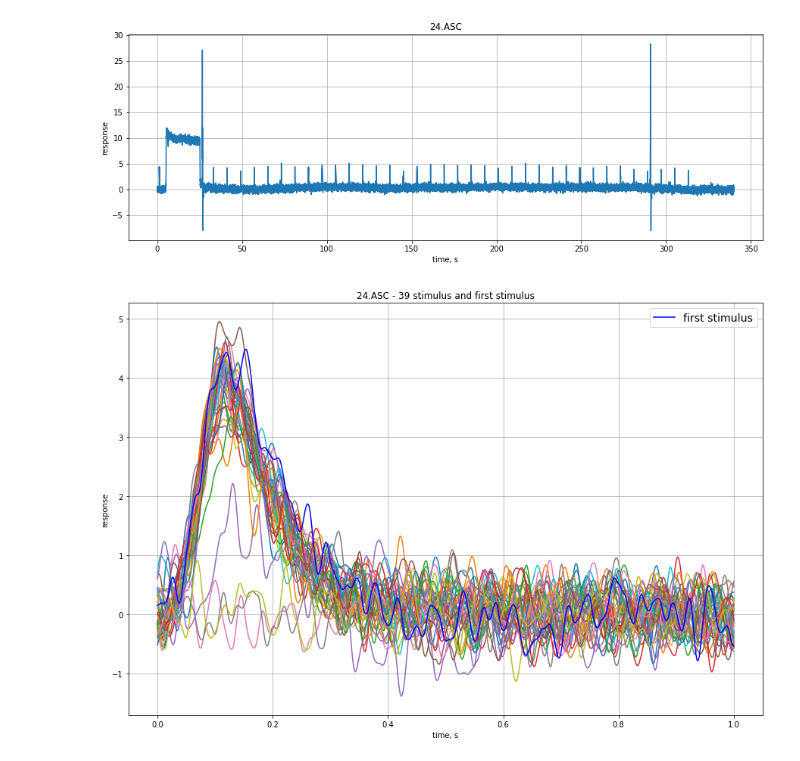
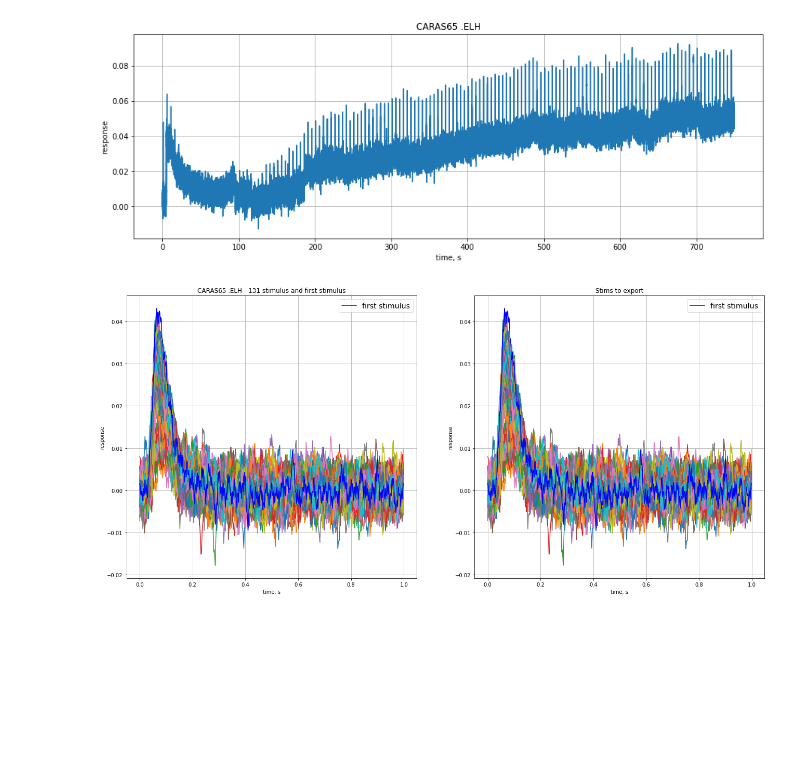
Before and after one commit to AndreiZherder/adaptation-memory, a Jupyter notebook: carassius.ipynb, the cells around one changed output. Drawn from its saved outputs; the diff is of its cells as text; code cells hidden in the pictures; blank space fills up the shorter version.

Commit message:
v.20220809.1 — added choosen stims export to file

```diff
--- a/carassius.ipynb
+++ b/carassius.ipynb
@@ -1,18 +1,19 @@
 # %%
 import matplotlib.pyplot as plt
 import numpy as np
-#v. 20220801.1
+#v. 20220809.1
 filedir = './data/'
 outputdir = './output/'
-filenames = ['24.ASC']
+filenames = ['CARAS65 .ELH']
 fs = 500                        # частота дискретизации, Гц
 first_stim_start_time = 1       # начало первого стимула, с
-period = 8                      # период следования стимулов, с
+period = 5                      # период следования стимулов, с
 background_start_time = 5       # начало фоновой засветки, с
-background_duration = 20        # длительность фоновой засветки, с
-sign = -1                       # полярность {1:'стимулы вверх', -1:'стимулы вниз'}
+background_duration = 90        # длительность фоновой засветки, с
+sign = 1                        # полярность {1:'стимулы вверх', -1:'стимулы вниз'}
 low_cutoff = 0.1                # частота среза highpass фильтра, Гц
 stim_maximums_to_delete = []    # номера неудачных стимулов (перечислить через запятую)
+stims_to_export = []            # номера стимулов для экспорта в файл (пример: [(0, 2), 25] - с 0 по 2, 25)
 # начало первого импульса после фоновой засветки
 after_background_start_time = first_stim_start_time + ((background_start_time + background_duration - first_stim_start_time) // period + 1) * period
 # %%
@@ -41,7 +42,7 @@ ax.set_ylabel('response')
 ax.set_title(','.join(filenames))
 ax.grid()
 # %% [output]
-[figure, old version]
+[figure, new version]
 # %%
 stims_cnt = ((n - 1) // fs - after_background_start_time) // period + 1
 stims = []
@@ -54,45 +55,64 @@ for i in range(stims_cnt):
     begin = after_background_start_time * fs + period * i * fs - prefix
     end = begin + size
     stim = np.array(signal[begin:end])
     temp_t = np.linspace(0, (size - 1), size)
     x = np.concatenate([temp_t[:prefix], temp_t[size - postfix:]])
     y = np.concatenate([stim[:prefix], stim[size - postfix:]])
     s = np.polynomial.polynomial.Polynomial.fit(x, y, 1).convert().coef
     k, b = s[1], s[0]
     trend = k * temp_t + b
     stim = stim - trend
     stim = stim[prefix:]
     stims.append(stim)
 
 # вычитание тренда из первого стимула
 begin = first_stim_start_time * fs - prefix
 end = begin + size
 first_stim = np.array(signal[begin:end])
 temp_t = np.linspace(0, (size - 1), size)
 x = np.concatenate([temp_t[:prefix], temp_t[size - postfix:]])
 y = np.concatenate([first_stim[:prefix], first_stim[size - postfix:]])
 s = np.polynomial.polynomial.Polynomial.fit(x, y, 1).convert().coef
 k, b = s[1], s[0]
 trend = k * temp_t + b
 first_stim = first_stim - trend
 first_stim = first_stim[prefix:]
 first_stim_max = first_stim.max()
 
 size -= prefix
-temp_t = np.linspace(0, 1, size)
-fig, ax = plt.subplots()
+temp_t = np.linspace(0, 1 - 1 / fs, size)
+fig, (ax1, ax2) = plt.subplots(1, 2)
+fig.set_figwidth(22)
+fig.set_figheight(10)
 for stim in stims:
-    ax.plot(temp_t, stim)
-ax.plot(temp_t, first_stim, 'b', label='first stimulus')
-ax.legend(prop={"size": 14})
-fig.set_figwidth(15)
-fig.set_figheight(10)
-ax.set_xlabel('time, s')
-ax.set_ylabel('response')
-ax.set_title(f'{",".join(filenames)} - {stims_cnt} stimulus and first stimulus')
-ax.grid()
+    ax1.plot(temp_t, stim)
+ax1.plot(temp_t, first_stim, 'b', label='first stimulus')
+ax1.legend(prop={"size": 14})
+ax1.set_xlabel('time, s')
+ax1.set_ylabel('response')
+ax1.set_title(f'{",".join(filenames)} - {stims_cnt} stimulus and first stimulus')
+ax1.grid()
+
+numbers = set()
+if not stims_to_export:
+    numbers = set(range(stims_cnt))
+else:
+    for number in stims_to_export:
+        if type(number) is tuple:
+            numbers |= set(range(number[0], number[1] + 1))
+        else:
+            numbers.add(number)
+stims_to_export = numbers
+for number in stims_to_export:
+    ax2.plot(temp_t, stims[number])
+ax2.plot(temp_t, first_stim, 'b', label='first stimulus')
+ax2.legend(prop={"size": 14})
+ax2.set_xlabel('time, s')
+ax2.set_ylabel('response')
+ax2.set_title('Stims to export')
+ax2.grid()
 # %% [output]
-[figure, old version]
+[figure, new version]
 # %%
 # Аппроксимация максимумов стимулов экспонентой
 from scipy import stats, optimize
```
Also changed, not shown: parts of 4 cells of this notebook.
